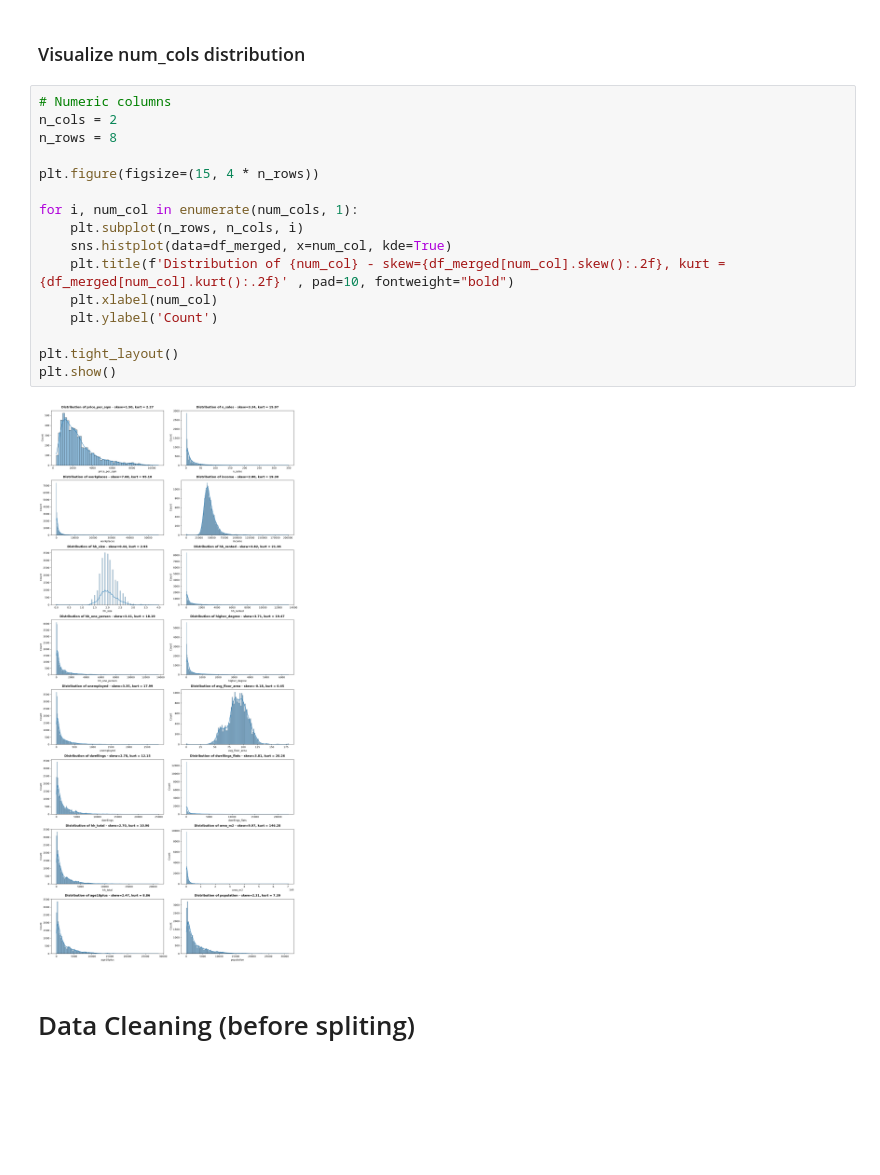
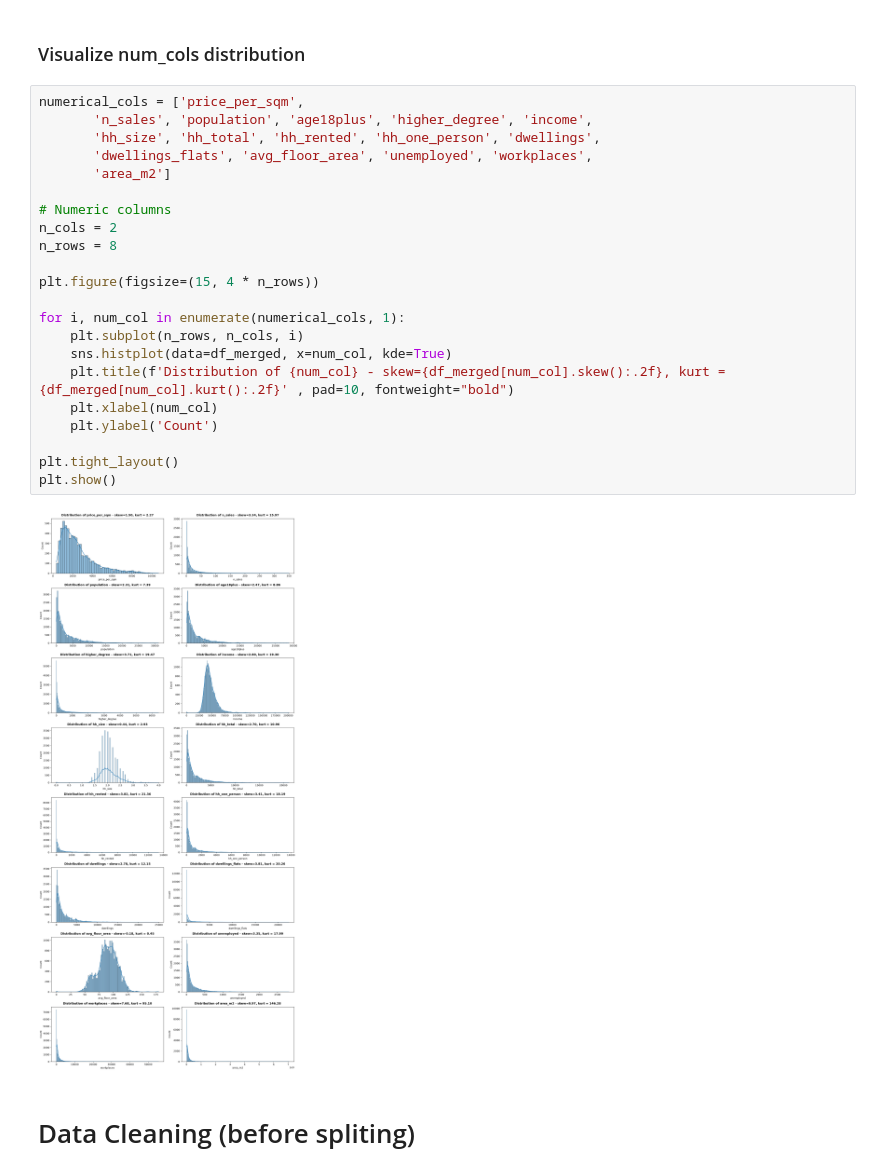
Before and after one commit to Amila-codes/housing-affordability-fi, a Jupyter notebook: notebooks/Capstone.ipynb, the cells around one changed output. Cells and saved outputs as stored; diff of their text form; blank space fills up the shorter version.

```diff
--- a/notebooks/Capstone.ipynb
+++ b/notebooks/Capstone.ipynb
@@ -473,23 +479,29 @@ zero_summary.sort_values('0_percentage', ascending=False)
 # %% [markdown]
 ### Visualize num_cols distribution
 # %%
+numerical_cols = ['price_per_sqm',
+       'n_sales', 'population', 'age18plus', 'higher_degree', 'income',
+       'hh_size', 'hh_total', 'hh_rented', 'hh_one_person', 'dwellings',
+       'dwellings_flats', 'avg_floor_area', 'unemployed', 'workplaces',
+       'area_m2']
+
 # Numeric columns
 n_cols = 2
 n_rows = 8
 
 plt.figure(figsize=(15, 4 * n_rows))
 
-for i, num_col in enumerate(num_cols, 1):
+for i, num_col in enumerate(numerical_cols, 1):
     plt.subplot(n_rows, n_cols, i)
     sns.histplot(data=df_merged, x=num_col, kde=True)
     plt.title(f'Distribution of {num_col} - skew={df_merged[num_col].skew():.2f}, kurt = {df_merged[num_col].kurt():.2f}' , pad=10, fontweight="bold")
     plt.xlabel(num_col)
     plt.ylabel('Count')
 
 plt.tight_layout()
 plt.show()
 # %% [output]
-[figure, old version]
+[figure, new version]
 # %% [markdown]
 # Data Cleaning (before spliting)
 # %% [markdown]
```
Also changed, not shown: parts of 20 cells of this notebook.
